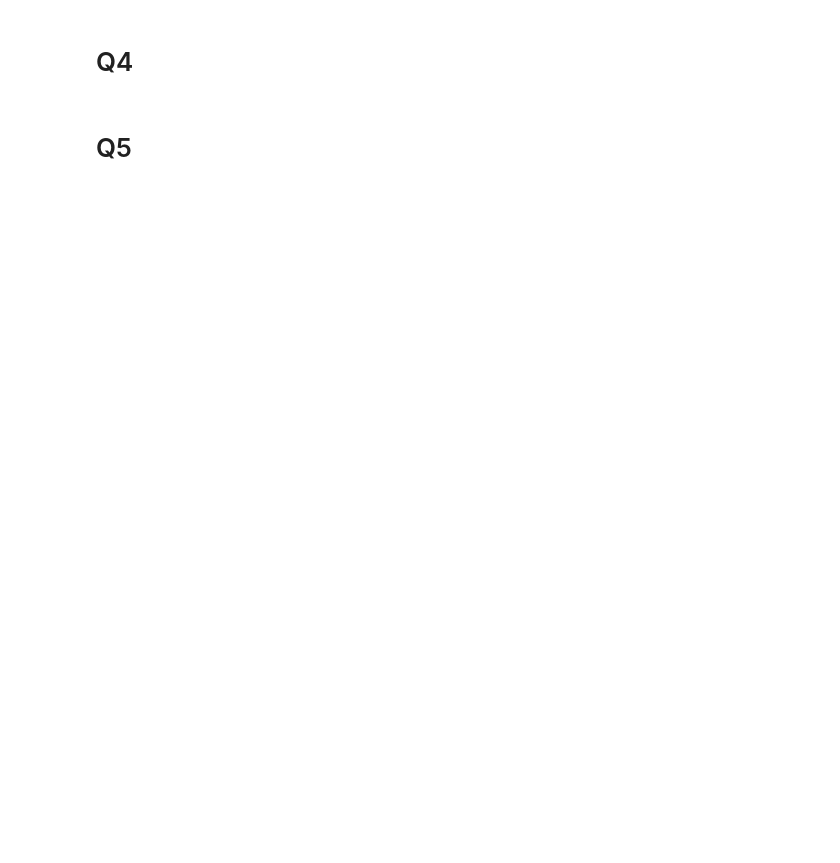
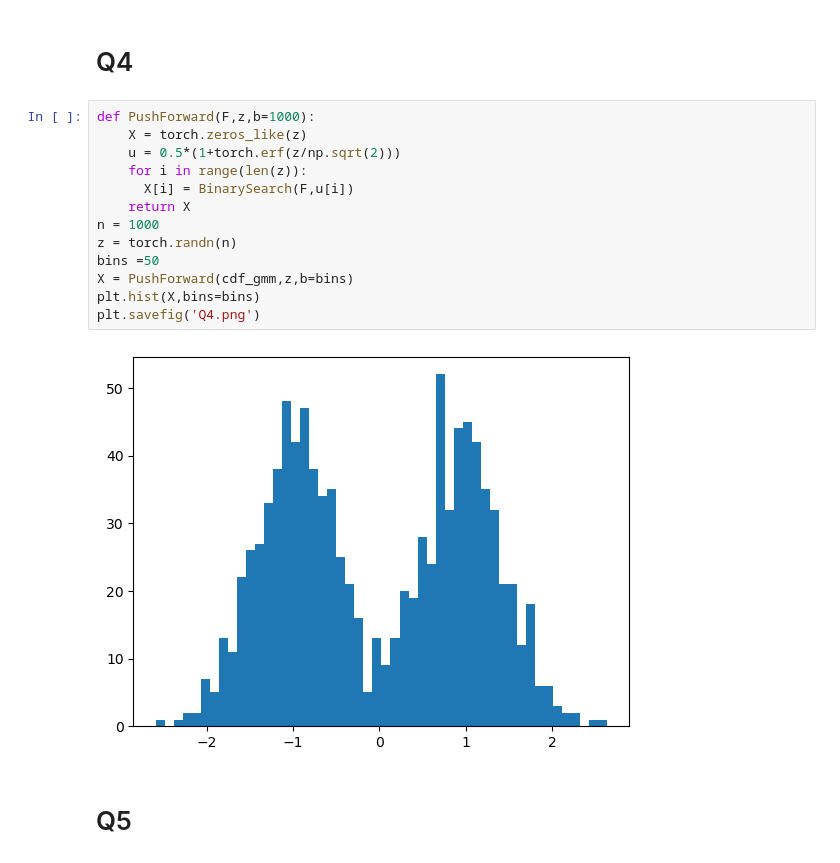
Before and after one commit to prajwalthakur/cs680, a Jupyter notebook: Assignment4/Q2.ipynb, the cells around one changed output. Drawn from its saved outputs; the diff is of its cells as text; blank space fills up the shorter version.

```diff
--- a/Assignment4/Q2.ipynb
+++ b/Assignment4/Q2.ipynb
@@ -131,4 +158,19 @@ tensor([-5.0000e+00, -4.9000e+00, -4.8000e+00, -4.7000e+00, -4.6000e+00,
 # %% [markdown]
 # Q4
+# %%
+def PushForward(F,z,b=1000):
+    X = torch.zeros_like(z)
+    u = 0.5*(1+torch.erf(z/np.sqrt(2)))
+    for i in range(len(z)):
+      X[i] = BinarySearch(F,u[i])
+    return X
+n = 1000
+z = torch.randn(n)
+bins =50
+X = PushForward(cdf_gmm,z,b=bins)
+plt.hist(X,bins=bins)
+plt.savefig('Q4.png')
+# %% [output]
+[figure, added]
 # %% [markdown]
 # Q5
```
Also changed, not shown: parts of 10 cells of this notebook, 31 other files.
